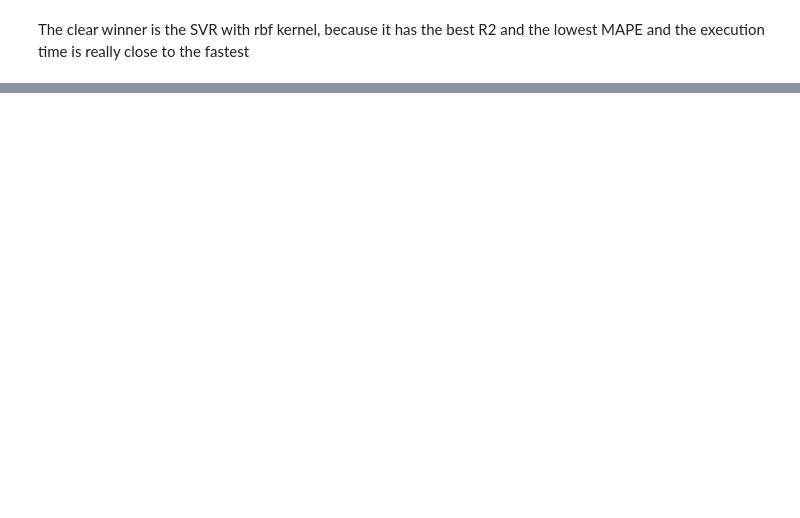
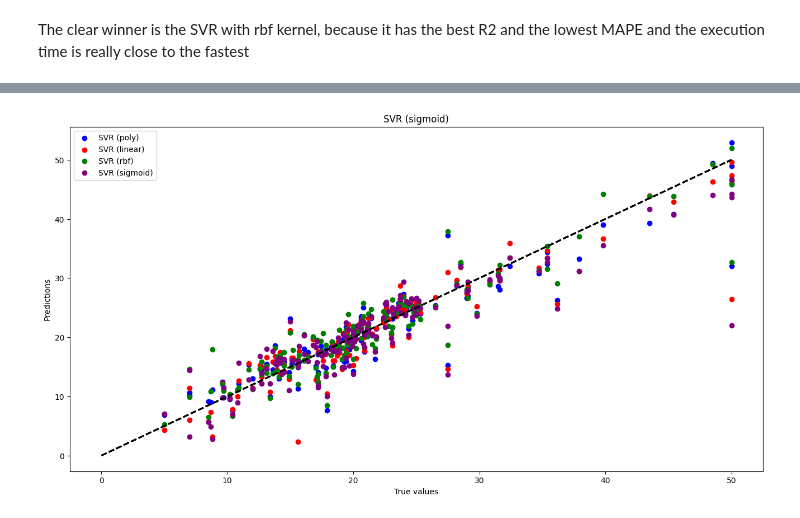
Before and after one commit to LeoBello00/ml_parcial_practico3, a Jupyter notebook: docs/exo1_housing.ipynb, the cells around one changed output, grey strips where cells are left out. Drawn from its saved outputs; the diff is of its cells as text; code cells hidden in the pictures; blank space fills up the shorter version.

```diff
--- a/docs/exo1_housing.ipynb
+++ b/docs/exo1_housing.ipynb
@@ -177,0 +176,20 @@ plt.show()
+# %%
+import matplotlib.pyplot as plt
+
+fig, axs = plt.subplots(figsize=(16, 8))
+colors = ['blue', 'red', 'green', 'purple']
+
+for i, model_name in enumerate(models.keys()):
+    model = models[model_name]
+    y_pred = model.predict(X_test)
+
+    axs.plot([0, y_test.max()], [0, y_test.max()], 'k--', lw=2)
+    axs.scatter(y_test, y_pred, color=colors[i], label=model_name)
+    axs.set_xlabel('True values')
+    axs.set_ylabel('Predictions')
+    axs.set_title(model_name)
+    axs.legend()
+
+plt.show()
+# %% [output]
+[figure, added]
```
Also changed, not shown: parts of 4 cells of this notebook, 2 other files.
